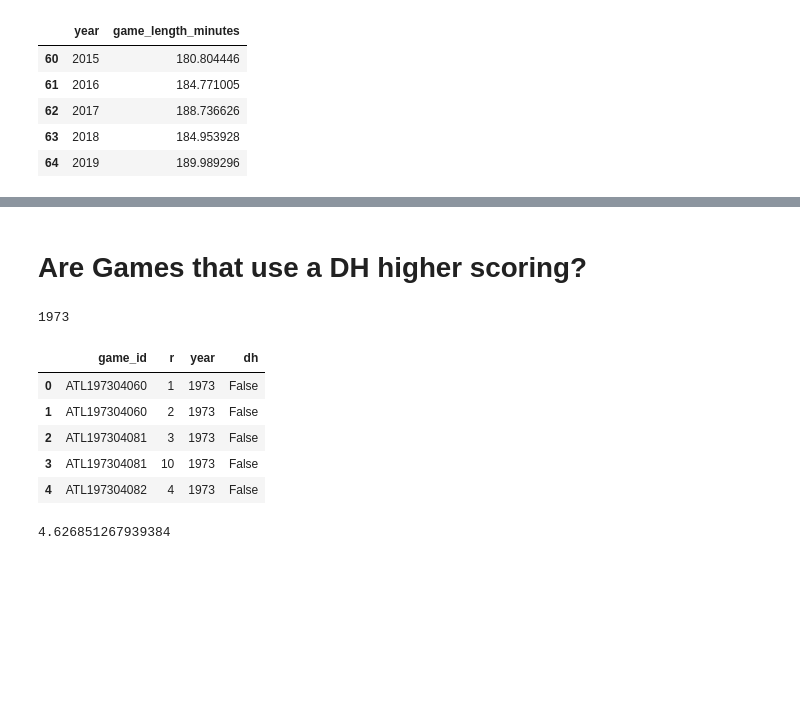
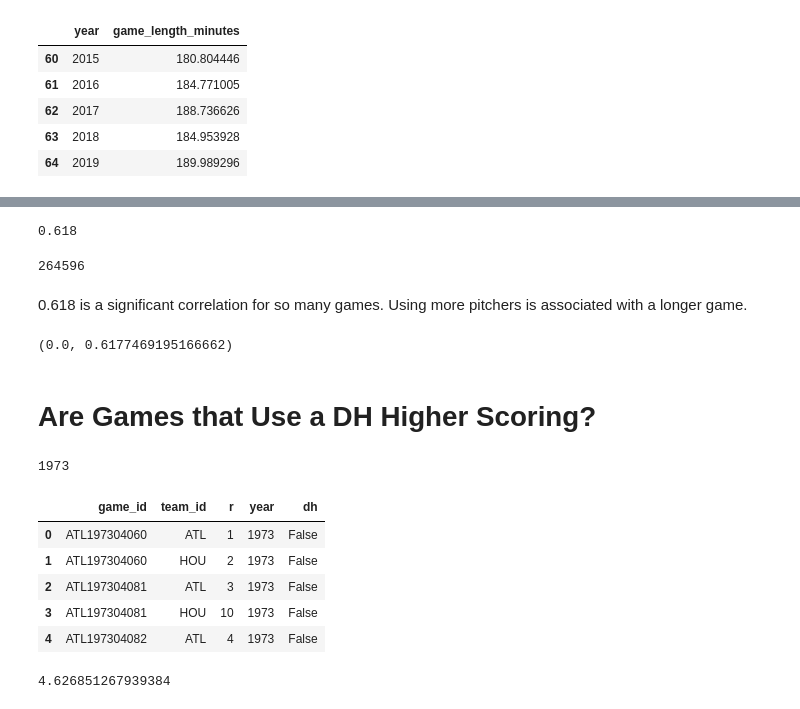
Before and after one commit to sdiehl28/baseball-analytics, a Jupyter notebook: baseball_jupyter_nb/01_Introduction.ipynb, the cells around one changed output, grey strips where cells are left out. Drawn from its saved outputs; the diff is of its cells as text; code cells hidden in the pictures; blank space fills up the shorter version.

```diff
--- a/baseball_jupyter_nb/01_Introduction.ipynb
+++ b/baseball_jupyter_nb/01_Introduction.ipynb
@@ -83,3 +72,8 @@ game = dh.from_csv_with_types(retrosheet_data / 'game.csv.gz')
+# %%
+# some columns of interest
+usecols = ['game_id', 'game_start_dt', 'game_length_minutes', 'game_length_outs',
+           'game_length_innings', 'dh']
+game = dh.from_csv_with_types(retrosheet_data / 'game.csv.gz', usecols=usecols)
 # %%
 game.head(3)
 # %% [output]
@@ -89,0 +84,3 @@ game.head(3)
+# %%
+usecols = (lambda col: not col.startswith('lineup'))
+team_game = dh.from_csv_with_types(retrosheet_data / 'team_game.csv.gz', usecols=usecols)
@@ -116,0 +130,2 @@ Game length is increasing.  This could be due to more reliance on short relief p
+# %%
+team_game['year'] = team_game['game_id'].str[3:7].astype('int')
@@ -117,5 +211,22 @@ Game length is increasing.  This could be due to more reliance on short relief p
+# %%
+df['pitcher_ct'].corr(df['game_length_minutes']).round(3)
+# %% [output]
+0.618
+# %%
+len(df)
+# %% [output]
+264596
+# %% [markdown]
+0.618 is a significant correlation for so many games.  Using more pitchers is associated with a longer game.
+# %%
+# check the p-value (for a linear relationship)
+from scipy.stats import linregress
+x = linregress(df['pitcher_ct'], df['game_length_minutes'])
+x.pvalue, x.rvalue
+# %% [output]
+(0.0, 0.6177469195166662)
 # %% [markdown]
-# Are Games that use a DH higher scoring?
+# Are Games that Use a DH Higher Scoring?
 # %%
 # find the first year that the dh was used
 dh_first = game.loc[game['dh'], 'year'].min()
@@ -125,20 +236,18 @@ dh_first
 # %%
 # only consider games from that year on
 game_dh = game[game['year'] >= dh_first]
-# %%
-team_game = dh.from_csv_with_types(retrosheet_data / 'team_game.csv.gz')
 # %%
 # join between game and team_game to get the scores
-df = pd.merge(team_game[['game_id', 'r']], game_dh[['game_id', 'year', 'dh']],
+df = pd.merge(team_game[['game_id', 'team_id', 'r']], game_dh[['game_id', 'year', 'dh']],
               left_on='game_id', right_on='game_id', how='inner')
 df.head()
 # %% [output]
-|  | game_id | r | year | dh |
-| 0 | ATL197304060 | 1 | 1973 | False |
-| 1 | ATL197304060 | 2 | 1973 | False |
-| 2 | ATL197304081 | 3 | 1973 | False |
-| 3 | ATL197304081 | 10 | 1973 | False |
-| 4 | ATL197304082 | 4 | 1973 | False |
+|  | game_id | team_id | r | year | dh |
+| 0 | ATL197304060 | ATL | 1 | 1973 | False |
+| 1 | ATL197304060 | HOU | 2 | 1973 | False |
+| 2 | ATL197304081 | ATL | 3 | 1973 | False |
+| 3 | ATL197304081 | HOU | 10 | 1973 | False |
+| 4 | ATL197304082 | ATL | 4 | 1973 | False |
 # %%
 dh_games = df[df['dh']]
 no_dh_games = df[~df['dh']]
```
Also changed, not shown: parts of 26 cells of this notebook, 1 other file.
